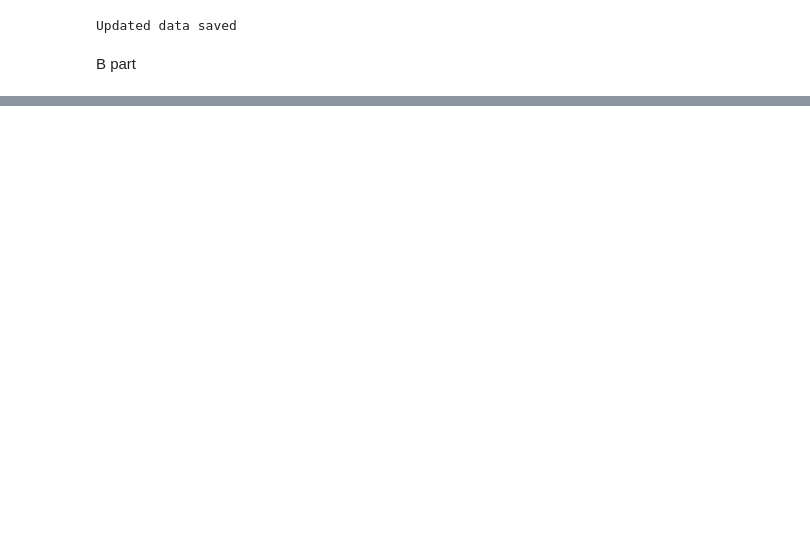
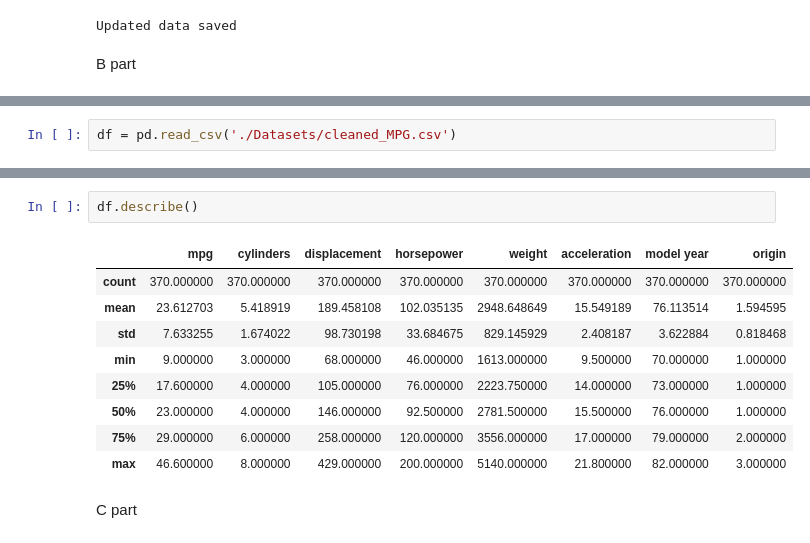
Before and after one commit to anushk4/CSE558-Assignments, a Jupyter notebook: q1.ipynb, the cells around one changed output, grey strips where cells are left out. Drawn from its saved outputs; the diff is of its cells as text; blank space fills up the shorter version.

```diff
--- a/q1.ipynb
+++ b/q1.ipynb
@@ -179,0 +192,2 @@ B part
+# %%
+df = pd.read_csv('./Datasets/cleaned_MPG.csv')
@@ -179,0 +217,14 @@ B part
+# %%
+df.describe()
+# %% [output]
+|  | mpg | cylinders | displacement | horsepower | weight | acceleration | model year | origin |
+| count | 370.000000 | 370.000000 | 370.000000 | 370.000000 | 370.000000 | 370.000000 | 370.000000 | 370.000000 |
+| mean | 23.612703 | 5.418919 | 189.458108 | 102.035135 | 2948.648649 | 15.549189 | 76.113514 | 1.594595 |
+| std | 7.633255 | 1.674022 | 98.730198 | 33.684675 | 829.145929 | 2.408187 | 3.622884 | 0.818468 |
+| min | 9.000000 | 3.000000 | 68.000000 | 46.000000 | 1613.000000 | 9.500000 | 70.000000 | 1.000000 |
+| 25% | 17.600000 | 4.000000 | 105.000000 | 76.000000 | 2223.750000 | 14.000000 | 73.000000 | 1.000000 |
+| 50% | 23.000000 | 4.000000 | 146.000000 | 92.500000 | 2781.500000 | 15.500000 | 76.000000 | 1.000000 |
+| 75% | 29.000000 | 6.000000 | 258.000000 | 120.000000 | 3556.000000 | 17.000000 | 79.000000 | 2.000000 |
+| max | 46.600000 | 8.000000 | 429.000000 | 200.000000 | 5140.000000 | 21.800000 | 82.000000 | 3.000000 |
+# %% [markdown]
+C part
```
Also changed, not shown: parts of 16 cells of this notebook, 2 other files.
